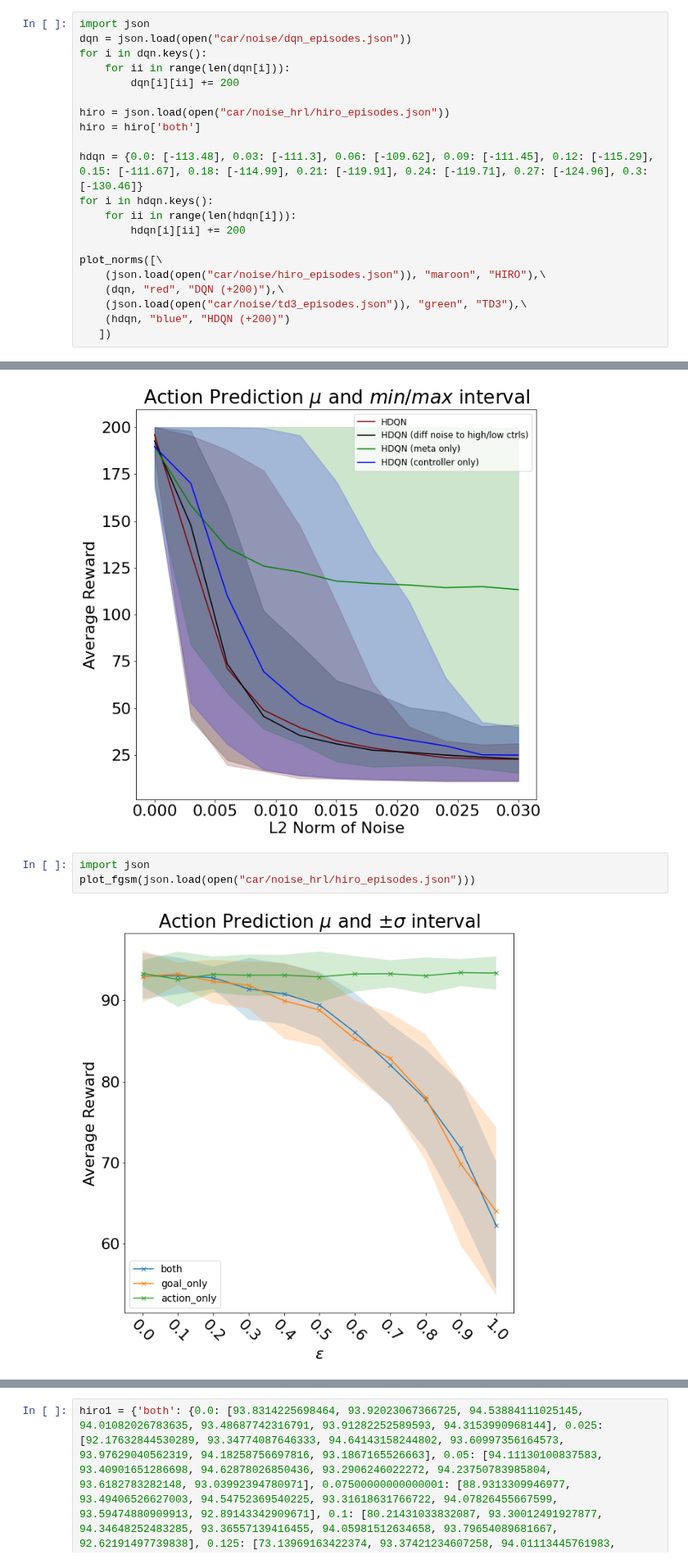
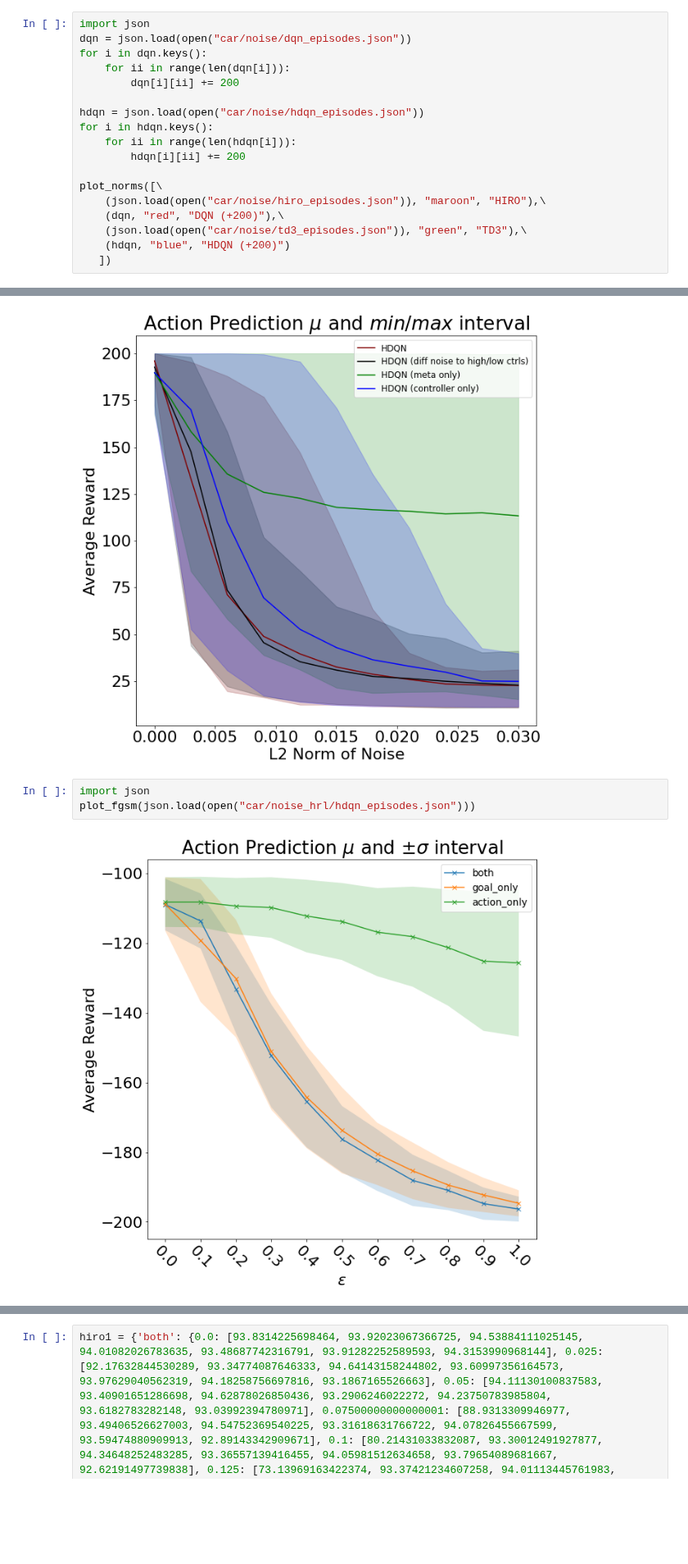
Before and after one commit to Davidobot/adversarial_hrl, a Jupyter notebook: plotting/plotting.ipynb, the cells around one changed output, grey strips where cells are left out. Shown at 82% size. Cells and saved outputs as stored; diff of their text form; blank space fills up the shorter version.

Commit message:
Add HDQN MountainCar noise results Add DQN/TD3 acrobot FGSM and noise results

```diff
--- a/plotting/plotting.ipynb
+++ b/plotting/plotting.ipynb
@@ -153,10 +153,7 @@ for i in dqn.keys():
     for ii in range(len(dqn[i])):
         dqn[i][ii] += 200
 
-hiro = json.load(open("car/noise_hrl/hiro_episodes.json"))
-hiro = hiro['both']
-
-hdqn = {0.0: [-113.48], 0.03: [-111.3], 0.06: [-109.62], 0.09: [-111.45], 0.12: [-115.29], 0.15: [-111.67], 0.18: [-114.99], 0.21: [-119.91], 0.24: [-119.71], 0.27: [-124.96], 0.3: [-130.46]}
+hdqn = json.load(open("car/noise/hdqn_episodes.json"))
 for i in hdqn.keys():
     for ii in range(len(hdqn[i])):
         hdqn[i][ii] += 200
@@ -187,6 +184,6 @@ plot_norms_minmax([\
 [figure]
 # %%
 import json
-plot_fgsm(json.load(open("car/noise_hrl/hiro_episodes.json")))
+plot_fgsm(json.load(open("car/noise_hrl/hdqn_episodes.json")))
 # %% [output]
-[figure, old version]
+[figure, new version]
```
Also changed, not shown: parts of 12 cells of this notebook, 11 other files.
